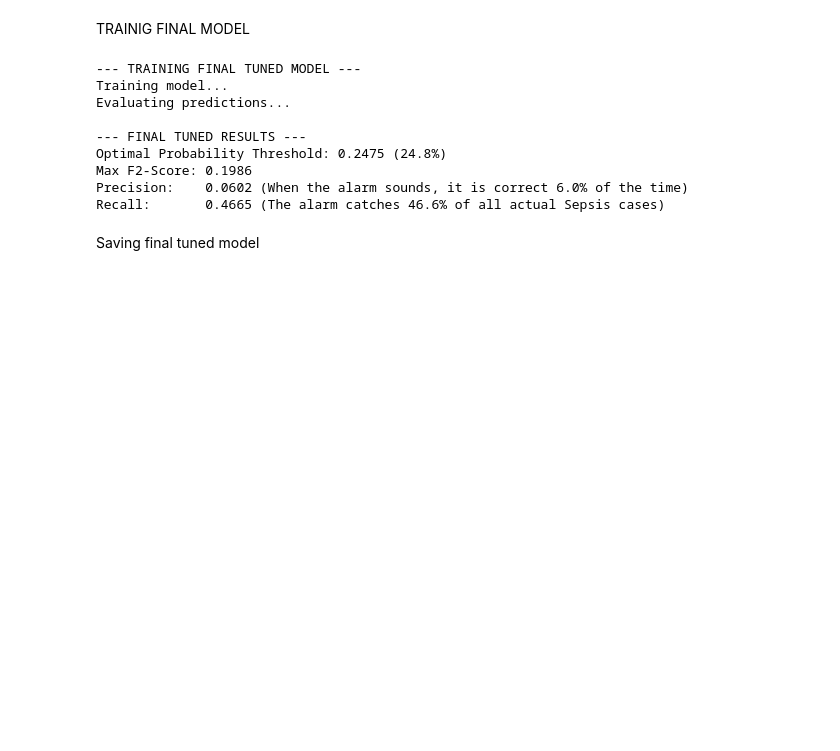
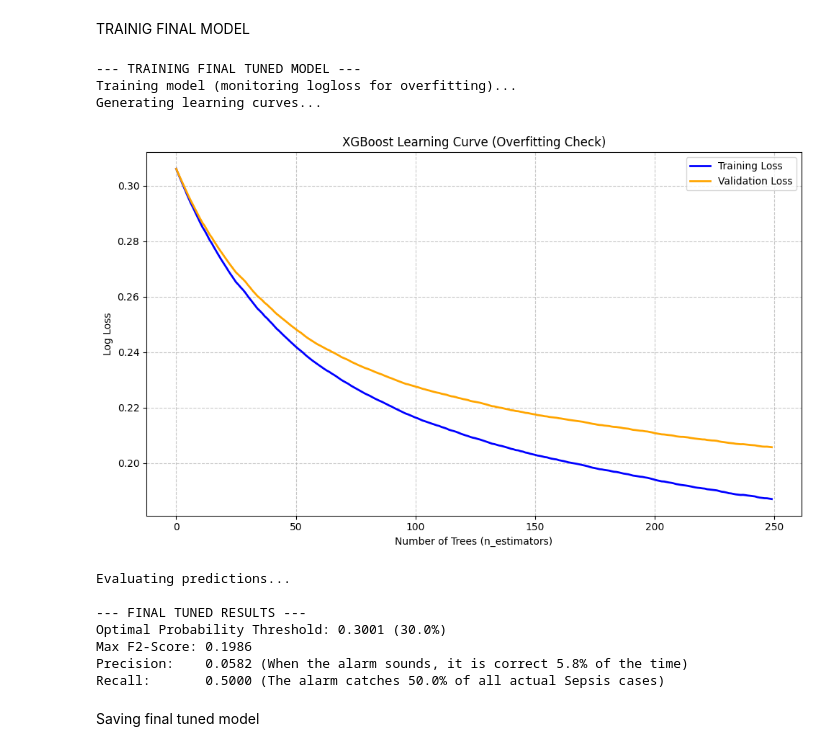
Before and after one commit to Clopo10/ML_Pipeline, a Jupyter notebook: notebooks/tuned_model.ipynb, the cells around one changed output. Saved outputs shown, nothing was run; the diff lists cells and outputs as text; code cells hidden in the pictures; blank space fills up the shorter version.

```diff
--- a/notebooks/tuned_model.ipynb
+++ b/notebooks/tuned_model.ipynb
@@ -121,6 +121,7 @@ TRAINIG FINAL MODEL
 import pandas as pd
 import numpy as np
 import xgboost as xgb
+import matplotlib.pyplot as plt
 from sklearn.model_selection import GroupShuffleSplit
 from sklearn.metrics import precision_recall_curve
 
@@ -132,7 +133,6 @@ df_final = pd.read_parquet('../data/final/train_hospital_A_optimized.parquet')
 groups = df_final['Patient_ID']
 x = df_final.drop(columns=['SepsisLabel', 'Patient_ID'])
 y = df_final['SepsisLabel']
-groups = df_final['Patient_ID']
 
 # 2. GroupShuffleSplit (Preventing Data Leakage)
 gss = GroupShuffleSplit(n_splits=1, test_size=0.2, random_state=42)
@@ -145,50 +145,82 @@ y_train, y_val = y.iloc[train_idx], y.iloc[val_idx]
 imbalance_ratio = (y_train == 0).sum() / (y_train == 1).sum()
 
 # 4. Train with Tuned Hyperparameters
-print("Training model...")
+print("Training model (monitoring logloss for overfitting)...")
 clf_final = xgb.XGBClassifier(
     max_depth=6,
     min_child_weight=1,
     learning_rate=0.02,
     n_estimators=250,
-    subsample=0.8,
+    subsample=0.5,
     colsample_bytree=0.8,
-    scale_pos_weight=imbalance_ratio * 0.2, # Crucial: Handles class imbalance
-    eval_metric='aucpr',
+    scale_pos_weight=imbalance_ratio * 0.3,
+    eval_metric=['logloss', 'aucpr'],
     tree_method='hist',
-    device='cuda',               # GPU Acceleration
+    device='cuda',
     random_state=42
 )
-clf_final.fit(x_train, y_train)
+
+# Added eval_set to track performance per tree
+clf_final.fit(
+    x_train, y_train,
+    eval_set=[(x_train, y_train), (x_val, y_val)],
+    verbose=False
+)
+
+# ==========================================
+# PLOTTING THE LEARNING CURVES
+# ==========================================
+print("Generating learning curves...")
+results = clf_final.evals_result()
+
+# validation_0 is the training set, validation_1 is the validation set
+train_loss = results['validation_0']['logloss']
+val_loss = results['validation_1']['logloss']
+epochs = len(train_loss)
+x_axis = range(0, epochs)
+
+plt.figure(figsize=(10, 6))
+plt.plot(x_axis, train_loss, label='Training Loss', color='blue', linewidth=2)
+plt.plot(x_axis, val_loss, label='Validation Loss', color='orange', linewidth=2)
+plt.legend()
+plt.xlabel('Number of Trees (n_estimators)')
+plt.ylabel('Log Loss')
+plt.title('XGBoost Learning Curve (Overfitting Check)')
+plt.grid(True, linestyle='--', alpha=0.7)
+plt.tight_layout()
+plt.show()
+# ==========================================
 
 # 5. Evaluate Optimal Threshold
 print("Evaluating predictions...")
 y_pred_proba = clf_final.predict_proba(x_val)[:, 1]
 precision, recall, pr_thresholds = precision_recall_curve(y_val, y_pred_proba)
 
 precision = precision[:-1]
 recall = recall[:-1]
 
 beta = 2
 f2_scores = (1 + beta**2) * (precision * recall) / ((beta**2 * precision) + recall + 1e-10)
 
 best_idx = np.argmax(f2_scores)
 
 print("\n--- FINAL TUNED RESULTS ---")
 print(f"Optimal Probability Threshold: {pr_thresholds[best_idx]:.4f} ({pr_thresholds[best_idx]*100:.1f}%)")
 print(f"Max F2-Score: {f2_scores[best_idx]:.4f}")
 print(f"Precision:    {precision[best_idx]:.4f} (When the alarm sounds, it is correct {precision[best_idx]*100:.1f}% of the time)")
 print(f"Recall:       {recall[best_idx]:.4f} (The alarm catches {recall[best_idx]*100:.1f}% of all actual Sepsis cases)")
 # %% [output]
 --- TRAINING FINAL TUNED MODEL ---
-Training model...
-Evaluating predictions...
-
---- FINAL TUNED RESULTS ---
-Optimal Probability Threshold: 0.2475 (24.8%)
-Max F2-Score: 0.1986
-Precision:    0.0602 (When the alarm sounds, it is correct 6.0% of the time)
-Recall:       0.4665 (The alarm catches 46.6% of all actual Sepsis cases)
+Training model (monitoring logloss for overfitting)...
+Generating learning curves...
+[figure, added]
+Evaluating predictions...
+
+--- FINAL TUNED RESULTS ---
+Optimal Probability Threshold: 0.3001 (30.0%)
+Max F2-Score: 0.1986
+Precision:    0.0582 (When the alarm sounds, it is correct 5.8% of the time)
+Recall:       0.5000 (The alarm catches 50.0% of all actual Sepsis cases)
 # %% [markdown]
 Saving final tuned model
 # %%
```
Also changed, not shown: parts of 1 cell of this notebook, 2 other files.
